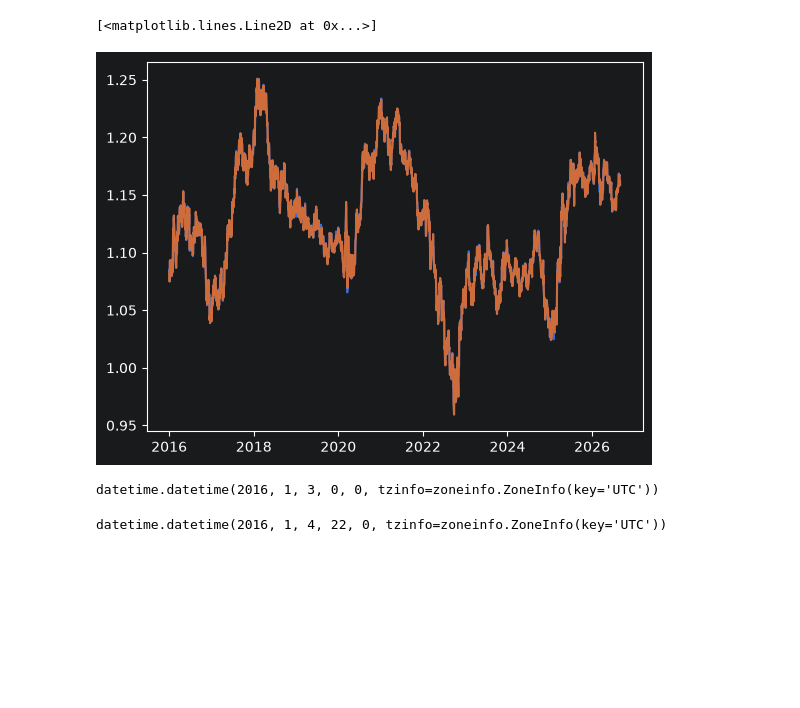
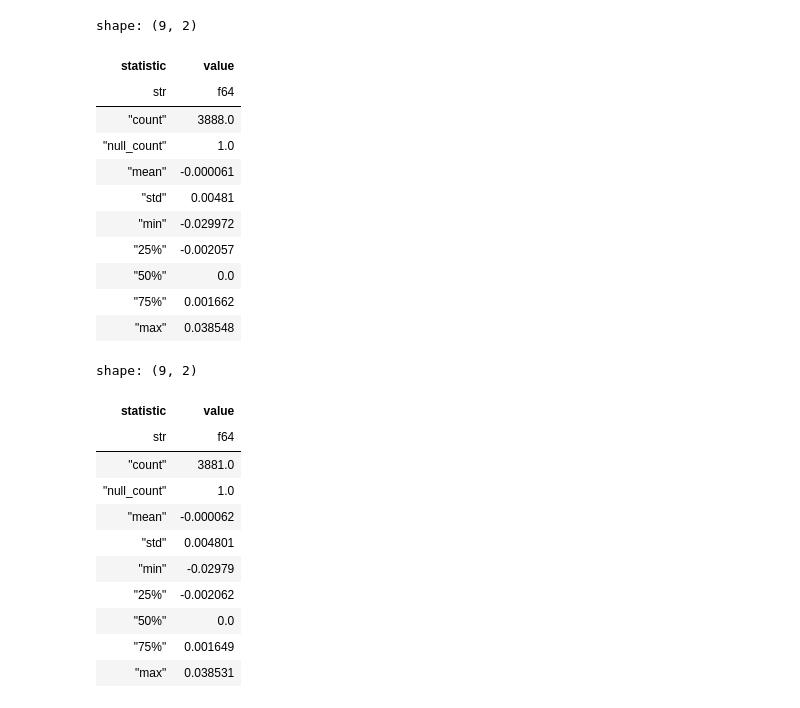
Before and after one commit to RobertHotchkiss/yet_another_machine_learning_repo, a Jupyter notebook: src/notebooks/oanda_dukas_comparison.ipynb, the cells around one changed output. Drawn from its saved outputs; the diff is of its cells as text; code cells hidden in the pictures; blank space fills up the shorter version.

```diff
--- a/src/notebooks/oanda_dukas_comparison.ipynb
+++ b/src/notebooks/oanda_dukas_comparison.ipynb
@@ -82,19 +128,36 @@ def read_oanda_data(ccy: str) -> DataFrame[DayBar]:
 # %%
 INITIAL_CUT = datetime.datetime(2016, 1, 1, tzinfo=datetime.timezone.utc)
 LATER_CUT = datetime.datetime(2026, 9, 1, tzinfo=datetime.timezone.utc)
-ccy = "eur"
+ccy = "jpy"
 dukas= read_dukas_data(ccy).filter((pl.col('timestamp') > INITIAL_CUT) & (pl.col('timestamp') < LATER_CUT))
 oanda= read_oanda_data(ccy).filter((pl.col('timestamp') > INITIAL_CUT) & (pl.col('timestamp') < LATER_CUT))
-plt.plot(dukas['timestamp'], dukas['close'])
-plt.plot(oanda['timestamp'], oanda['close'])
-# %% [output]
-[<matplotlib.lines.Line2D at 0x...>]
-[figure, removed]
 # %%
-dukas['timestamp'][1]
+((dukas['close']-dukas['close'].shift(1))/dukas['close'].shift(1)).describe()
 # %% [output]
-datetime.datetime(2016, 1, 3, 0, 0, tzinfo=zoneinfo.ZoneInfo(key='UTC'))
+shape: (9, 2)
+| statistic | value |
+| str | f64 |
+| "count" | 3888.0 |
+| "null_count" | 1.0 |
+| "mean" | -0.000061 |
+| "std" | 0.00481 |
+| "min" | -0.029972 |
+| "25%" | -0.002057 |
+| "50%" | 0.0 |
+| "75%" | 0.001662 |
+| "max" | 0.038548 |
 # %%
-oanda['timestamp'][1]
+((oanda['close']-oanda['close'].shift(1))/oanda['close'].shift(1)).describe()
 # %% [output]
-datetime.datetime(2016, 1, 4, 22, 0, tzinfo=zoneinfo.ZoneInfo(key='UTC'))
+shape: (9, 2)
+| statistic | value |
+| str | f64 |
+| "count" | 3881.0 |
+| "null_count" | 1.0 |
+| "mean" | -0.000062 |
+| "std" | 0.004801 |
+| "min" | -0.02979 |
+| "25%" | -0.002062 |
+| "50%" | 0.0 |
+| "75%" | 0.001649 |
+| "max" | 0.038531 |
```
Also changed, not shown: parts of 25 cells of this notebook, 20 other files.
